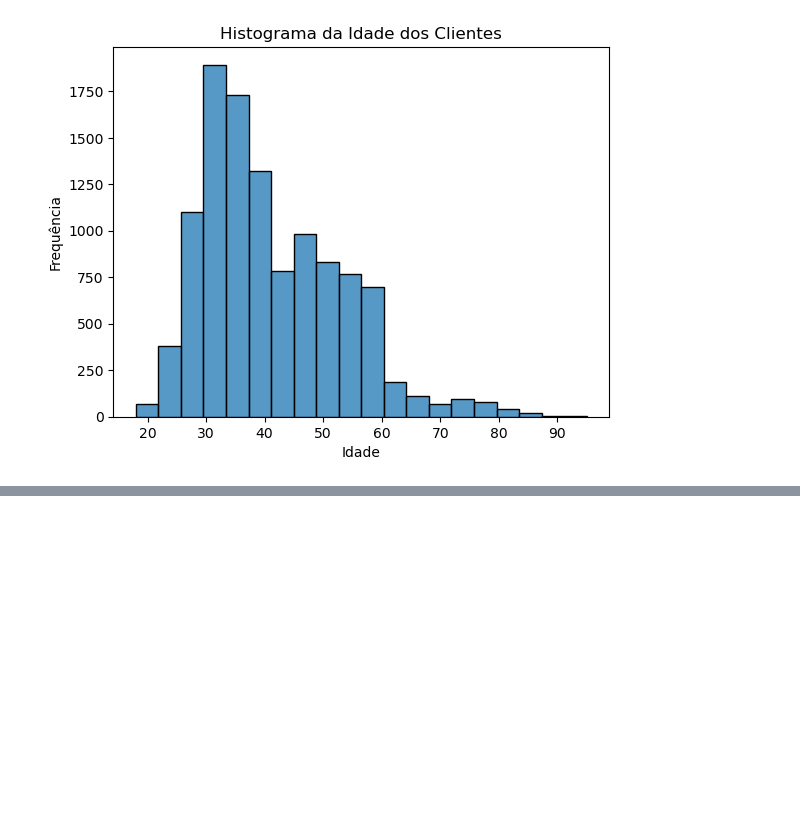
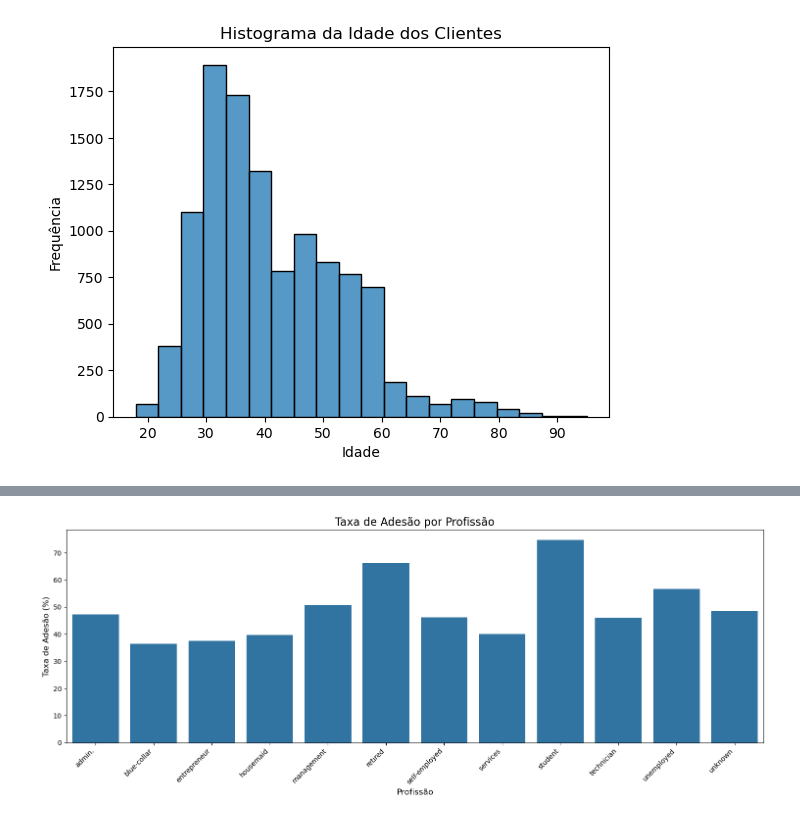
Before and after one commit to Melattoo/learning_bank, a Jupyter notebook: 02_script/03_exercicios.ipynb, the cells around one changed output, grey strips where cells are left out. Saved outputs shown, nothing was run; the diff lists cells and outputs as text; code cells hidden in the pictures; blank space fills up the shorter version.

```diff
--- a/02_script/03_exercicios.ipynb
+++ b/02_script/03_exercicios.ipynb
@@ -17,0 +30,21 @@ plt.show()
+# %%
+#* 📊 **Exercício 13:** Gráfico de barras da taxa de adesão (`deposit`) por profissão.
+
+base_bank["deposit_numeric"] = base_bank["deposit"].map({"yes": 1, "no": 0}) #converti para numero para poder fazer a media
+base_bank["deposit_numeric_pct"] = base_bank["deposit_numeric"] * 100
+
+taxa_por_profissao = base_bank.groupby("job")["deposit_numeric_pct"].mean().reset_index()
+
+plt.figure(figsize=(15, 6))
+sns.barplot(x='job', y='deposit_numeric_pct', data=taxa_por_profissao)
+
+plt.title('Taxa de Adesão por Profissão', fontsize=16)
+plt.xlabel('Profissão', fontsize=12)
+plt.ylabel('Taxa de Adesão (%)', fontsize=12)
+
+plt.xticks(rotation=45, ha='right')
+plt.tight_layout()
+plt.savefig("../03_saida/adesao_por_profissao.png", dpi=300, bbox_inches="tight")
+plt.show()
+# %% [output]
+[figure, added]
```
Also changed, not shown: parts of 3 cells of this notebook, 12 other files.
